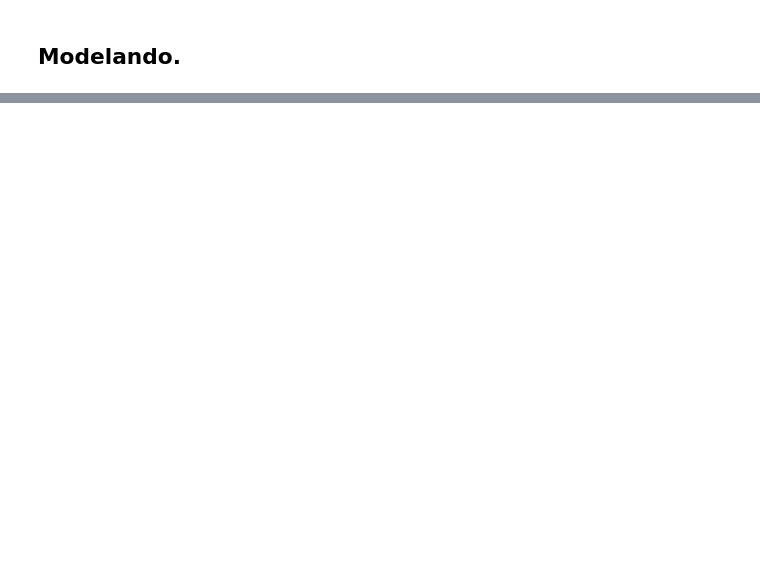
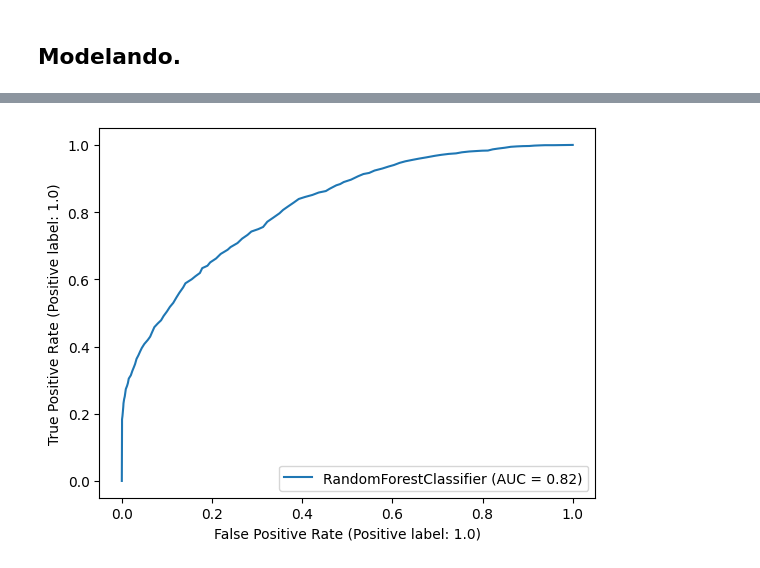
Before and after one commit to Bruno-Santana-Eco/TCC_Machine_learning, a Jupyter notebook: Random Forest.ipynb, the cells around one changed output, grey strips where cells are left out. Drawn from its saved outputs; the diff is of its cells as text; code cells hidden in the pictures; blank space fills up the shorter version.

```diff
--- a/Random Forest.ipynb
+++ b/Random Forest.ipynb
@@ -521,0 +565,12 @@ price_data.head(50)
+# %%
+# We need to remove all rows that have an NaN value.
+print('Before NaN Drop we have {} rows and {} columns'.format(price_data.shape[0], price_data.shape[1]))
+
+# Any row that has a `NaN` value will be dropped.
+price_data = price_data.dropna()
+
+# Display how much we have left now.
+print('After NaN Drop we have {} rows and {} columns'.format(price_data.shape[0], price_data.shape[1]))
+
+# Print the head.
+price_data.head()
@@ -521,0 +668,7 @@ price_data.head(50)
+# %%
+
+# Create an ROC Curve plot
+rfc_disp = RocCurveDisplay.from_estimator(rand_frst_clf, X_test, y_test)
+plt.show()
+# %% [output]
+[figure, added]
```
Also changed, not shown: parts of 14 cells of this notebook.
